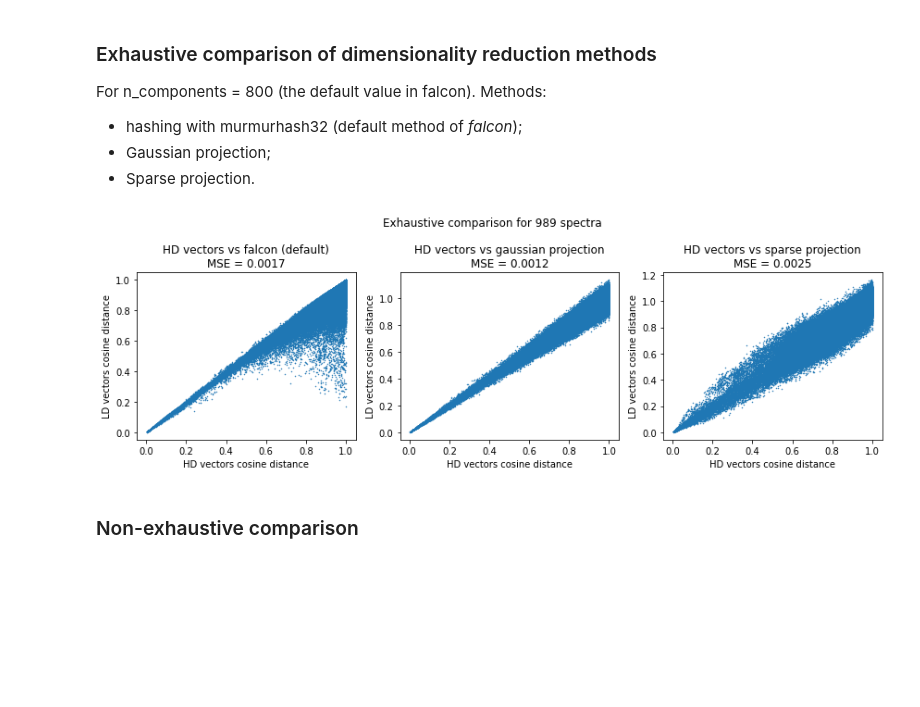
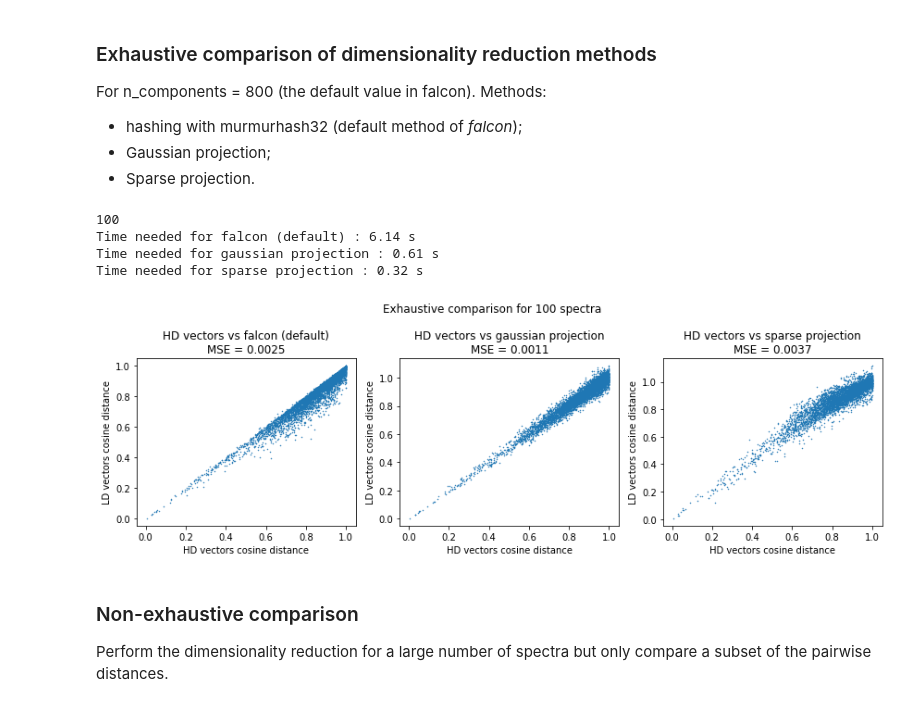
Before and after one commit to KilianMaes/falcon, a Jupyter notebook: notebooks/dimensionReduction.ipynb, the cells around one changed output. Drawn from its saved outputs; the diff is of its cells as text; code cells hidden in the pictures; blank space fills up the shorter version.

Commit message:
Evaluate several dimension reduction methods

```diff
--- a/notebooks/dimensionReduction.ipynb
+++ b/notebooks/dimensionReduction.ipynb
@@ -32,24 +32,40 @@ Methods:
 # %%
 exportPath = os.path.abspath('dimensionReduction')
 charge = 2
 path = '/media/maesk/WD/falcon/PXD000561_all/spectra'
-mz_split = 601 # The bucket to use
-limit = 1000
+mz_split = 602 # The bucket to use
+limit = 100
+sps = []
 
-sps = [nb_utils.process_spectrum(sp) for sp in nb_utils.read_spectra_from_bucket(charge, path, mz_split, limit)]
-sps = [sp for sp in sps if sp is not None]
+cnt = 0
+for sp in nb_utils.read_spectra_from_bucket(charge, path, mz_split):
+    if limit is not None and cnt >= limit:
+        break
+    sp = nb_utils.process_spectrum(sp)
+    if sp is not None:
+        sps.append(sp)
+        cnt = cnt + 1
 
 nsp = len(sps)
+print(nsp)
 
 dirFig = os.path.join(exportPath, f'exhaust_charge{charge}_buck{mz_split}_{len(sps)}.png')
 n_components = 800
+_, min_bound, max_bound = spectrum.get_dim(_min_mz, _max_mz, fragment_mz_tolerance)
 
 methods = ['falcon (default)', 'gaussian projection', 'sparse projection']
 reduct_func = [dr_utils.reduction_falcon, dr_utils.reduction_gaussian,
                dr_utils.reduction_sparse]
-vec_hd = dr_utils.sp_to_vecHD(sps, _min_mz, _max_mz, fragment_mz_tolerance)
+vec_hd = dr_utils.sp_to_vecHD(sps, min_bound, max_bound, fragment_mz_tolerance)
 MSEs = dr_utils.compare_reductions(vec_hd, n_components, reduct_func, methods, dirFig)
 # %% [output]
+100
+Time needed for falcon (default) : 6.14 s
+Time needed for gaussian projection : 0.61 s
+Time needed for sparse projection : 0.32 s
-[figure, old version]
+[figure, new version]
-# %% [markdown]
-### Non-exhaustive comparison
+# %% [markdown]
+### Non-exhaustive comparison
+
+Perform the dimensionality reduction for a large number of spectra but only compare a subset of
+the pairwise distances.
```
Also changed, not shown: parts of 2 cells of this notebook, 17 other files.
